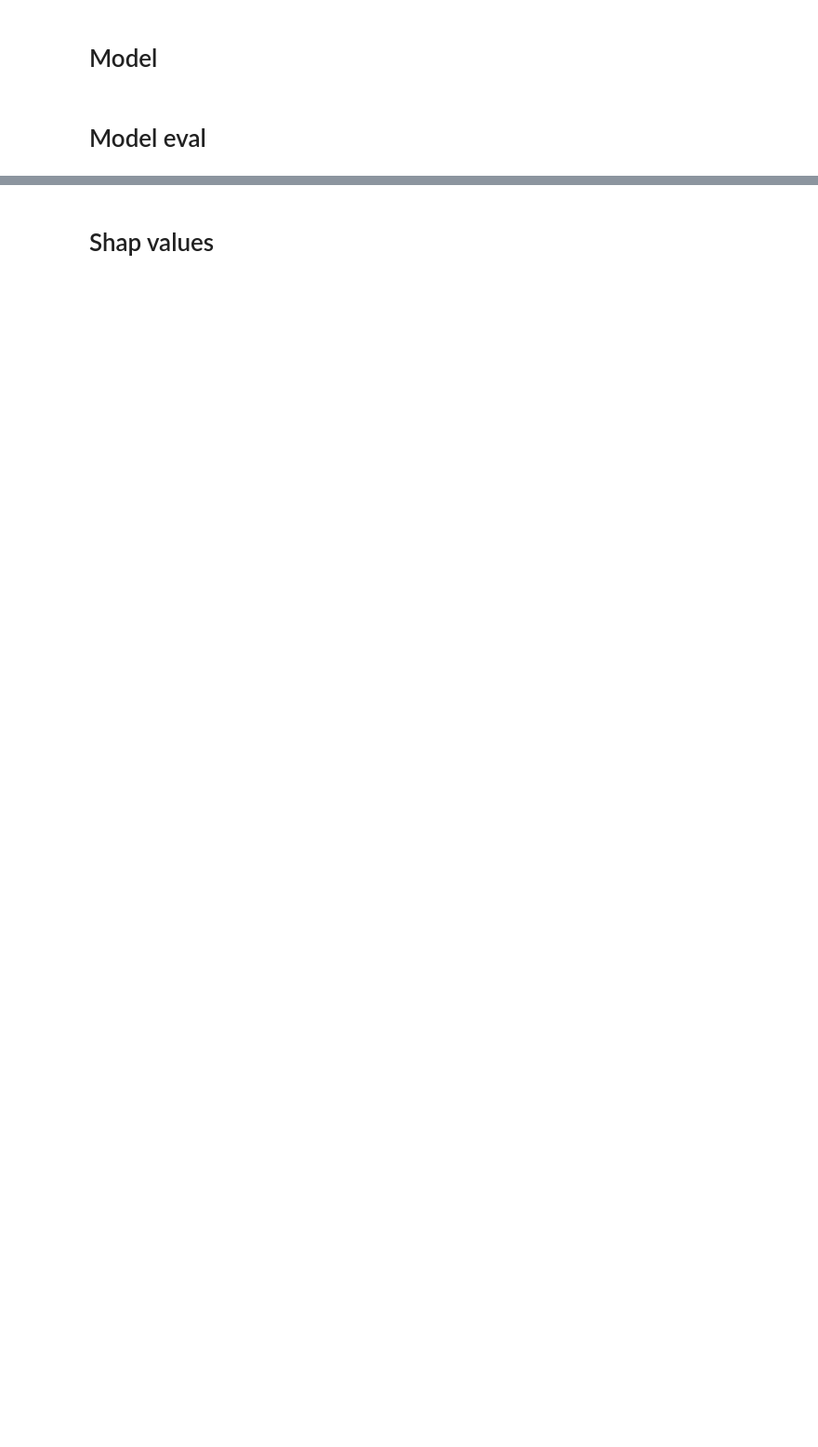
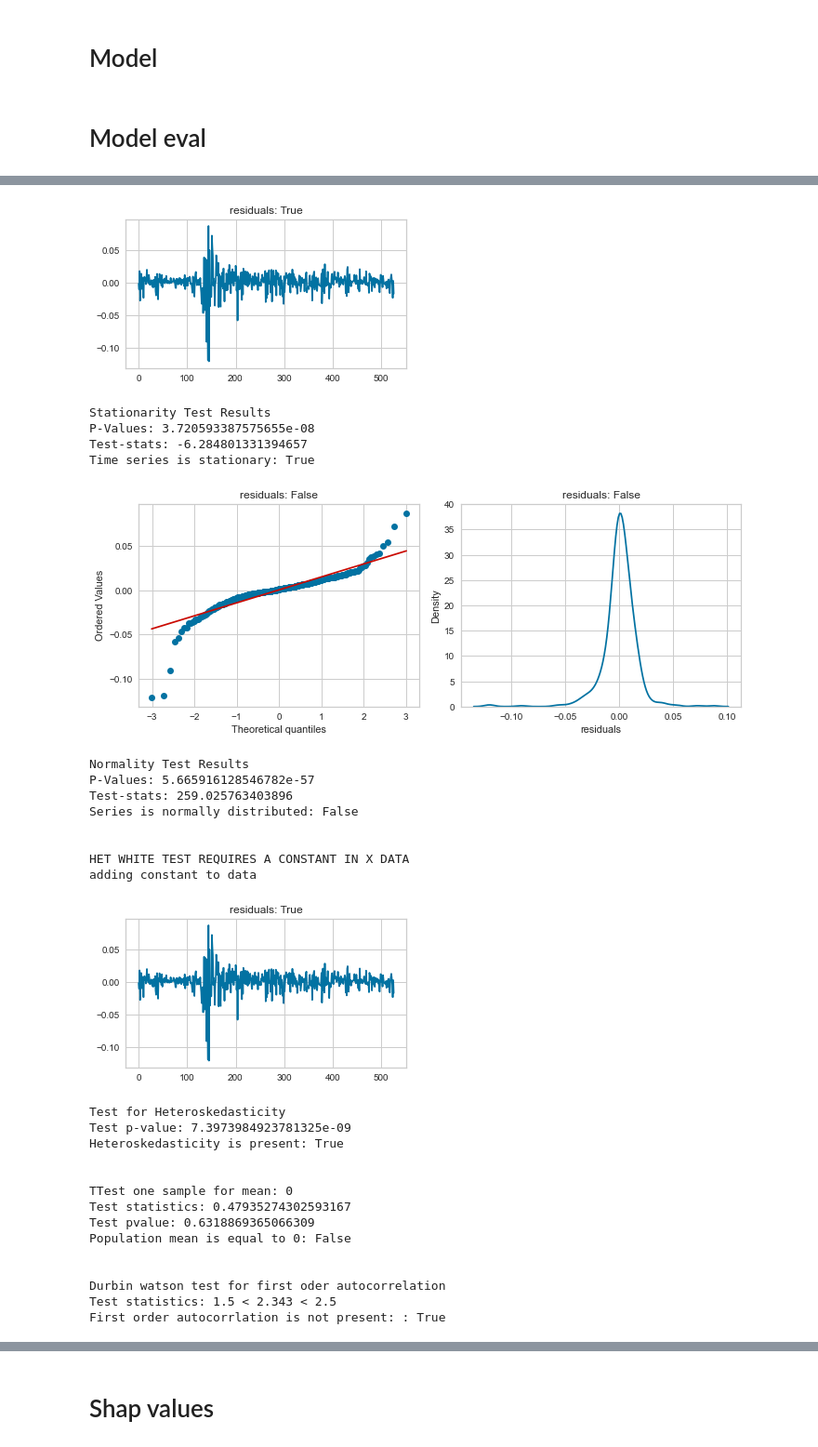
Before and after one commit to lukasgrahl/bachelor, a Jupyter notebook: notebooks/3.2-lgbm_model.ipynb, the cells around one changed output, grey strips where cells are left out. Shown at 93% size. Saved outputs shown, nothing was run; the diff lists cells and outputs as text; code cells hidden in the pictures; blank space fills up the shorter version.

```diff
--- a/notebooks/3.2-lgbm_model.ipynb
+++ b/notebooks/3.2-lgbm_model.ipynb
@@ -338,9 +314,0 @@ evals_result = {}
-# %%
-%%capture
-model = lightgbm.train(params,
-                           lgb_train,
-                           num_boost_round=1000,
-                           valid_sets=[lgb_test, lgb_train],
-                           callbacks=[lightgbm.early_stopping(100000), lightgbm.record_evaluation(evals_result)])
-
-data_dict["model_features"].update(params=params)
@@ -413,0 +344,32 @@ r2: 0.982701531
+# %%
+stat, norm, hetero, d_watson, zero_mean = lgb_eval.analyse_resids()
+# %% [output]
+[figure, added]
+Stationarity Test Results
+P-Values: 3.720593387575655e-08
+Test-stats: -6.284801331394657
+Time series is stationary: True
+[figure, added]
+Normality Test Results
+P-Values: 5.665916128546782e-57
+Test-stats: 259.025763403896
+Series is normally distributed: False
+
+
+HET WHITE TEST REQUIRES A CONSTANT IN X DATA
+adding constant to data
+[figure, added]
+Test for Heteroskedasticity
+Test p-value: 7.3973984923781325e-09
+Heteroskedasticity is present: True
+
+
+TTest one sample for mean: 0
+Test statistics: 0.47935274302593167
+Test pvalue: 0.6318869365066309
+Population mean is equal to 0: False
+
+
+Durbin watson test for first oder autocorrelation
+Test statistics: 1.5 < 2.343 < 2.5
+First order autocorrlation is not present: : True
```
Also changed, not shown: parts of 33 cells of this notebook, 11 other files.
